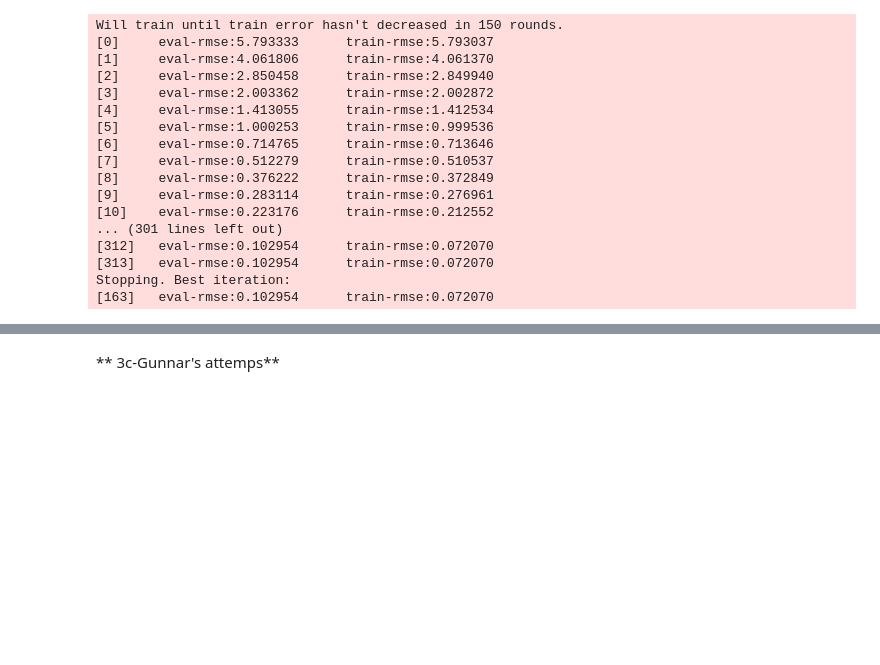
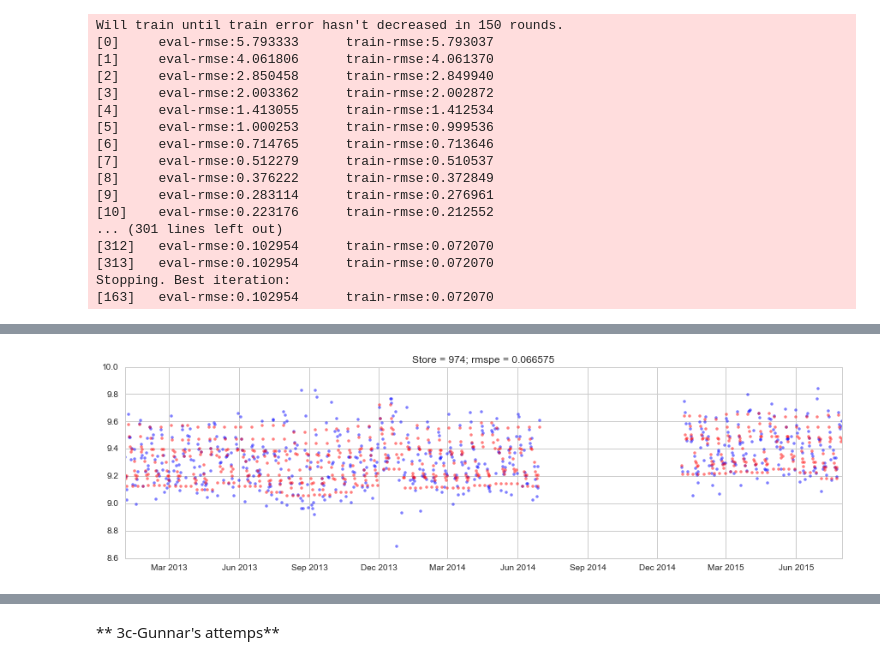
Before and after one commit to rocket-ron/kaggle, a Jupyter notebook: rossman/implementation.ipynb, the cells around one changed output, grey strips where cells are left out. Drawn from its saved outputs; the diff is of its cells as text; code cells hidden in the pictures; blank space fills up the shorter version.

```diff
--- a/rossman/implementation.ipynb
+++ b/rossman/implementation.ipynb
@@ -1524,9 +1509,7 @@ Public score: 0.11413
 # %%
-import time
-from sklearn import datasets, linear_model, cross_validation, grid_search, svm, ensemble, kernel_ridge
+x_drop_cols = ['Store', 'Sales', 'Customers', 'Open']
 
 def trainModels_Patrick(train_data, n_cutoff_months, algo, store=None, **kwargs):
-    x_drop_cols = ['Store', 'Sales', 'Customers', 'Open']
 
     all_y = []
     all_yhat = []
@@ -1568,7 +1551,7 @@ def trainModels_Patrick(train_data, n_cutoff_months, algo, store=None, **kwargs)
             model = linear_model.Ridge(**kwargs)
         elif algo == 'svr':
             model = svm.SVR(**kwargs)
-        elif algo == 'nsvr':
+        elif algo == 'nusvr':
             model = svm.NuSVR(**kwargs)
         elif algo == 'rfr':
             model = ensemble.RandomForestRegressor(**kwargs)
@@ -1590,3 +1573,27 @@ def trainModels_Patrick(train_data, n_cutoff_months, algo, store=None, **kwargs)
     print "Time taken: %.1fs" % (time.time() - start)
 
     return all_rmspe, models
+
+def displayRmspes(rmspes):
+    sorted_x = sorted(rmspes.items(), key=operator.itemgetter(1))
+    print "Best 10:\n"
+    print sorted_x[:10]
+    print
+    print "\bWorst 10:\n"
+    print sorted_x[-10:]
+
+def plotResult(train_data, models, store, rmspes, dateRange=None):
+    fig, axis = plt.subplots(figsize=(15,4))
+    data = train_data[train_data['Store'] == store]
+
+    if dateRange is not None:
+        head = pd.tslib.Timestamp(np.datetime64(dateRange[0]))
+        tail = pd.tslib.Timestamp(np.datetime64(dateRange[1]))
+        data = data[np.logical_and(data.index >= head, data.index <= tail)]
+
+    yhat = models[store].predict(data.drop(x_drop_cols, axis=1, inplace=False))
+    axis.plot(data.index.tolist(), np.log(data['Sales']).tolist(), marker='.',
+         color='b', linestyle='None', alpha=0.5)
+    axis.plot(data.index.tolist(), yhat.tolist(), marker='.',
+     color='r', linestyle='None', alpha=0.5)
+    axis.set_title('Store = %s; rmspe = %f' % (str(store), rmspes[store]))
@@ -1661,5 +1623,5 @@ train_data_patrick = prepare_data_Patrick()
 # %%
-rmspes, models = trainModels_Patrick(train_data_patrick, 2, 'nsvr', store=None, cache_size=900, nu=0.8)
+rmspes, models = trainModels_Patrick(train_data_patrick, 2, 'nusvr', store=None, cache_size=900, nu=0.8)
 # %% [output]
 train_set size: 785727
 dev_set size: 58611
@@ -1670,0 +1645,4 @@ Time taken: 119.5s
+# %%
+plotResult(train_data_patrick, models, 974, rmspes)
+# %% [output]
+[figure, added]
```
Also changed, not shown: parts of 15 cells of this notebook.
